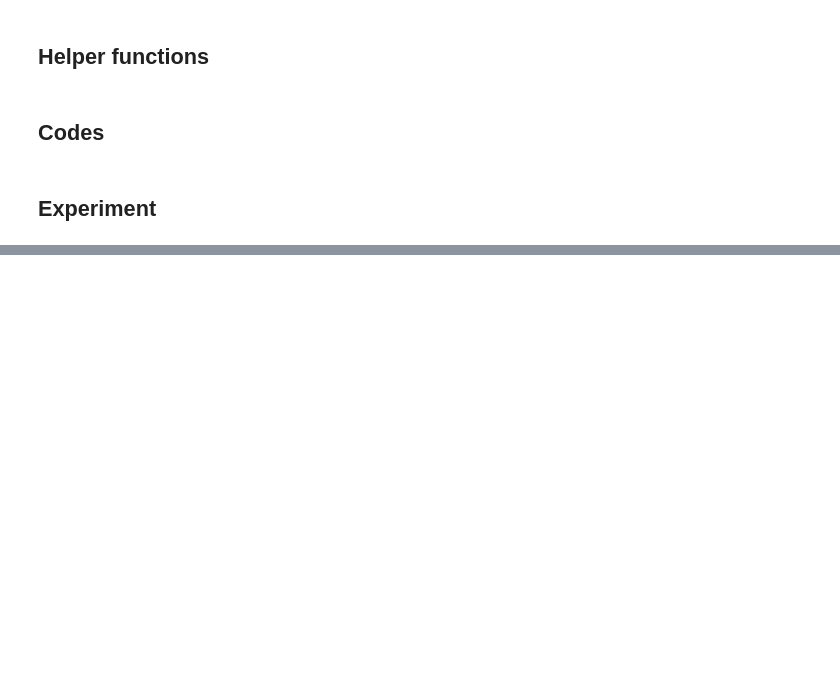
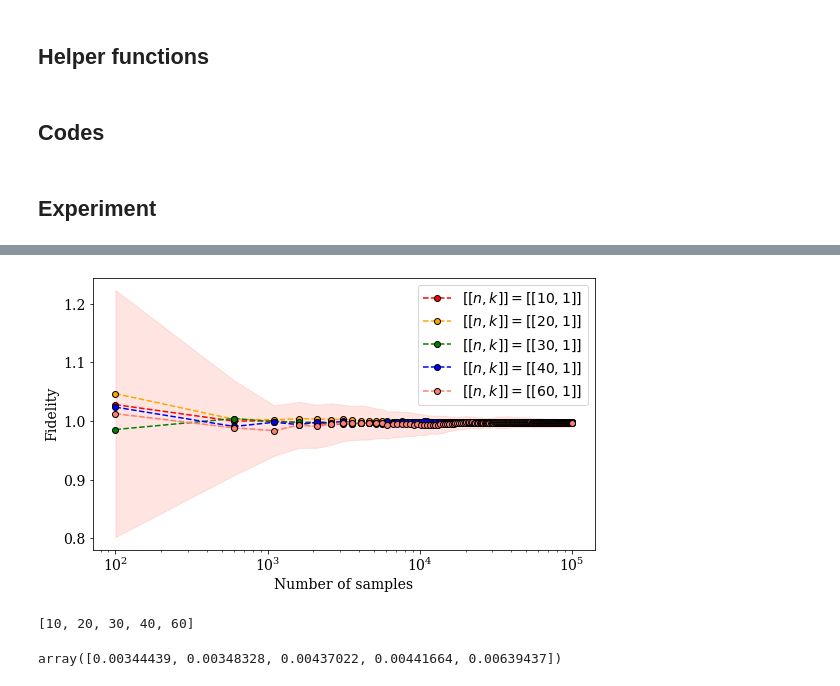
Before and after one commit to hongyehu/Sim-Clifford, a Jupyter notebook: lst_convergence.ipynb, the cells around one changed output, grey strips where cells are left out. Cells and saved outputs as stored; diff of their text form; code cells hidden in the pictures; blank space fills up the shorter version.

Commit message:
Update `lst_convergence.ipynb` with plots from paper.

```diff
--- a/lst_convergence.ipynb
+++ b/lst_convergence.ipynb
@@ -97,10 +97,11 @@ def get_code_from_codetables(nqubits: int) -> List[str]:
 # %%
 """Set experimental parameters."""
 nmin: int = 10  # Minimum number of physical qubits to use in code.
-nmax: int = 70  # Maximum number of physical qubits to use in code.
+nmax: int = 60  # Maximum number of physical qubits to use in code.
 step: int = 10  # Step between qubit values.
 
 max_num_trajectories: int = 100_000  # Maximum number of trajectories to sample from.
+ntrials: int = 50  # Number of trials used to estimate variance.
 
 p: float = 0.01  # Depolarizing noise rate.
 
@@ -152,23 +178,45 @@ for N, stabilizers in codes.items():
 # %%
 nsamples_values = np.linspace(100, max_num_trajectories, 200, dtype=int)
 
-all_fidelities = []
-for (n, all_values) in zip(nvalues, all_n_values):
-    fidelities = []
-    for nsamples in nsamples_values:
-        num, denom = np.sum(all_values[:nsamples], axis=0)
-        fid = ((2 ** n + 1) * (num / nsamples) - 1) / (
-            (denom / nsamples) * (2 ** n + 1) - 2
-        )
-        fidelities.append(fid)
-    all_fidelities.append(fidelities)
+fids = []
+for all_n_values in all_values:
+    all_fidelities = []
+    for (n, all_values) in zip(nvalues, all_n_values):
+        fidelities = []
+        for nsamples in nsamples_values:
+            num, denom = np.sum(all_values[:nsamples], axis=0)
+            fid = ((2 ** n + 1) * (num / nsamples) - 1) / (
+                (denom / nsamples) * (2 ** n + 1) - 2
+            )
+            fidelities.append(fid)
+        all_fidelities.append(fidelities)
+    fids.append(all_fidelities)
+# %%
+means = np.mean(fids, axis=0)
+stds = np.std(fids, ddof=1, axis=0)
 # %%
 plt.figure(figsize=(9, 5))
 
-for N, fids in zip(nvalues[:], all_fidelities[:]):
-    plt.plot(nsamples_values, fids, "--.", label=f"$[[n, k]] = [[{N}, 1]]$")
+colors = ("red", "orange", "green", "blue", "salmon", "grey")
+alpha = 0.2
+
+for N, ys, errs, color in zip(nvalues[:], means[:], stds[:], colors):
+    plt.plot(nsamples_values, ys, "--o", color=color, mec="black", label=f"$[[n, k]] = [[{N}, 1]]$")
+    if N == nvalues[-1]:
+        plt.fill_between(nsamples_values, ys, ys + errs, alpha=alpha, color=color)
+        plt.fill_between(nsamples_values, ys, ys - errs, alpha=alpha, color=color)
 
 plt.xlabel("Number of samples")
 plt.ylabel("Fidelity")
 plt.xscale("log")
 plt.legend();
+# %% [output]
+[figure, added]
+# %%
+nvalues
+# %% [output]
+[10, 20, 30, 40, 60]
+# %%
+stds[:, -1]
+# %% [output]
+array([0.00344439, 0.00348328, 0.00437022, 0.00441664, 0.00639437])
```
Also changed, not shown: parts of 3 cells of this notebook.
